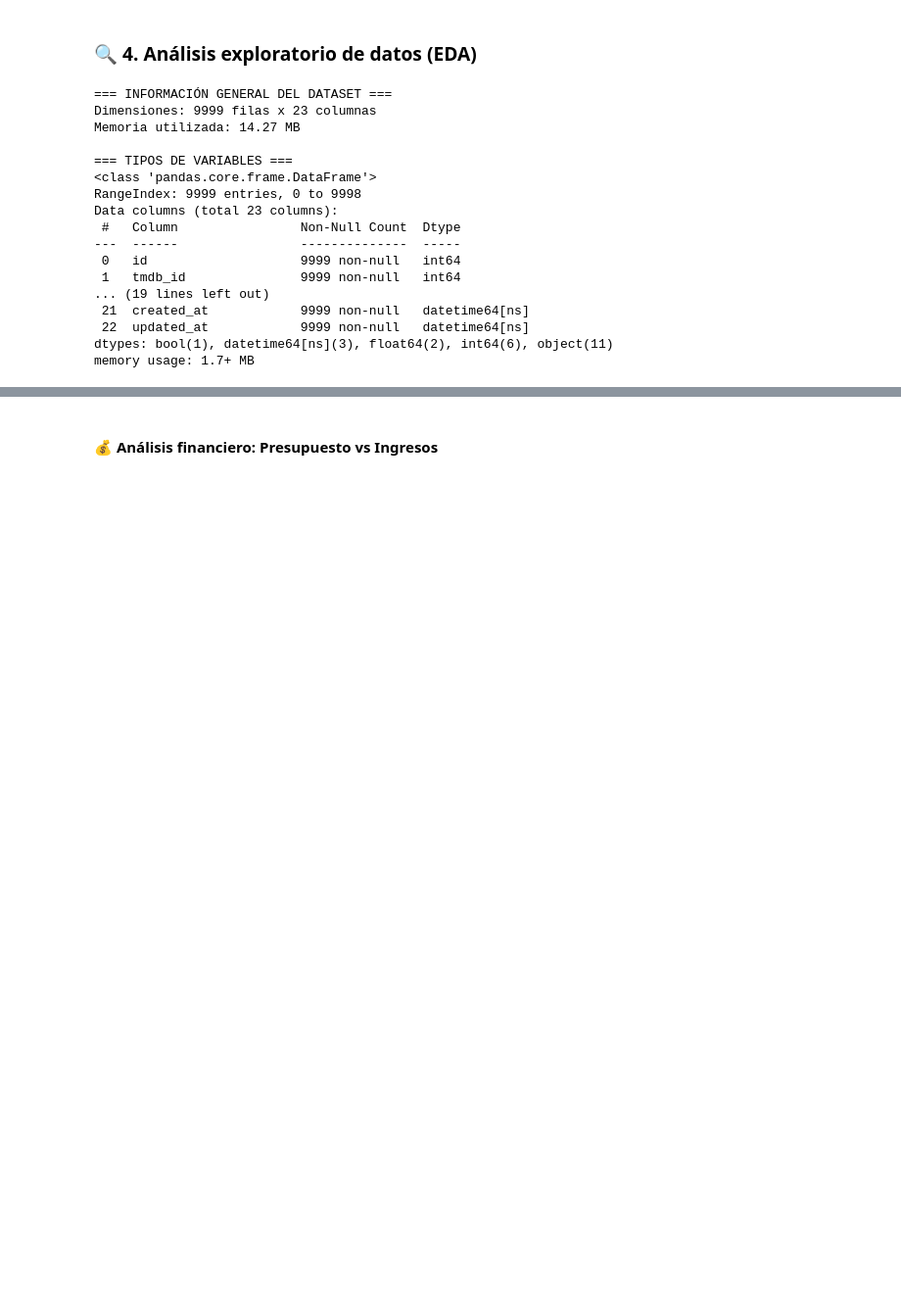
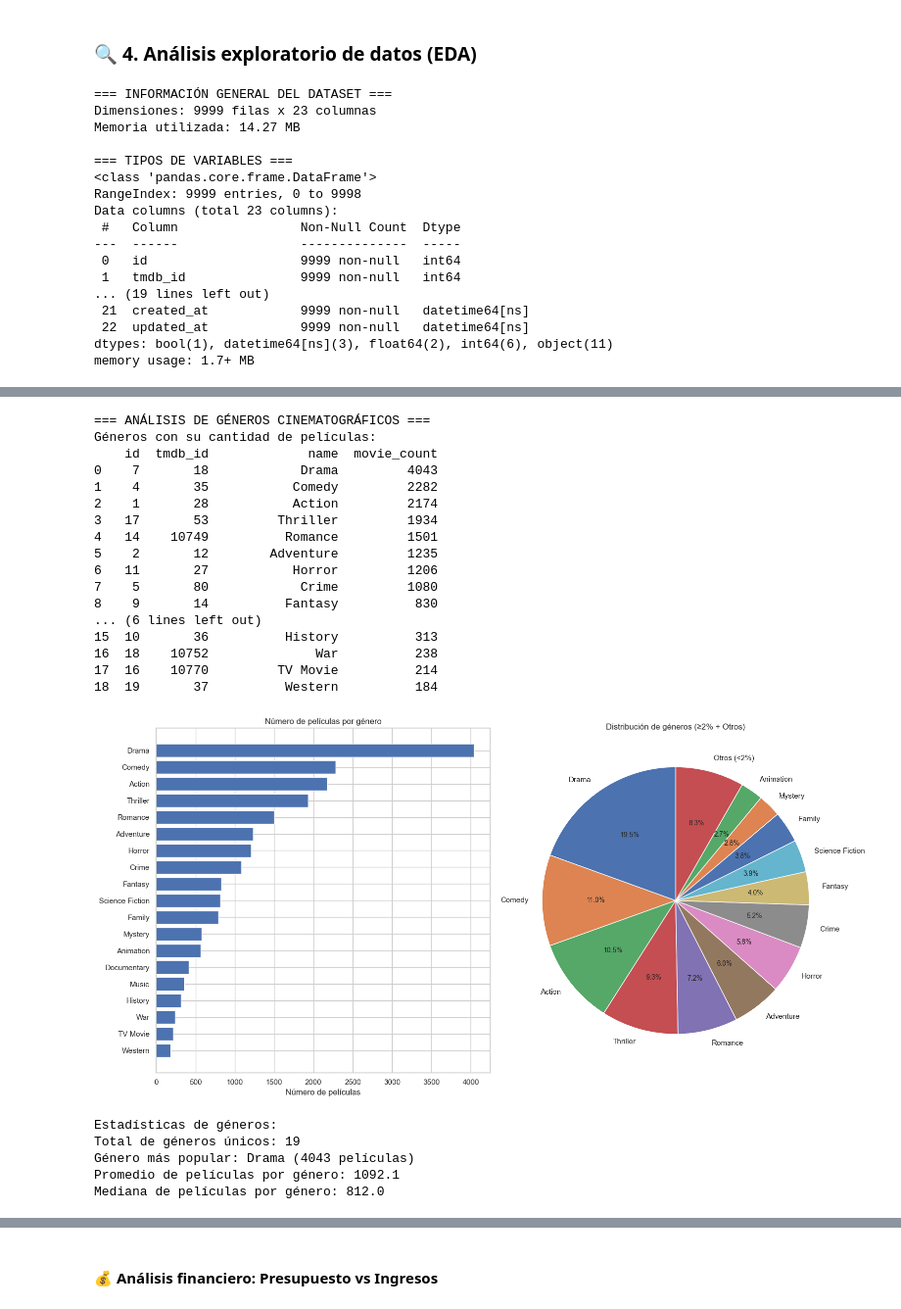
Before and after one commit to david-wis/filmining-scraper, a Jupyter notebook: notebooks/tp2.ipynb, the cells around one changed output, grey strips where cells are left out. Shown at 98% size. Drawn from its saved outputs; the diff is of its cells as text; code cells hidden in the pictures; blank space fills up the shorter version.

```diff
--- a/notebooks/tp2.ipynb
+++ b/notebooks/tp2.ipynb
@@ -379,35 +666,76 @@ else:
 # %%
-# Análisis de géneros
+# --- Análisis de géneros (agrupando <2% en "Otros") ---
 print("=== ANÁLISIS DE GÉNEROS CINEMATOGRÁFICOS ===")
 
-# Top 10 géneros más populares
-print("Top 10 géneros con más películas:")
-top_genres = df_genres.head(10)
-print(top_genres)
+# Mostrar tabla completa
+print("Géneros con su cantidad de películas:")
+print(df_genres)
 
-# Visualización de géneros
-plt.figure(figsize=(14, 8))
+# Ordenamos géneros por cantidad
+df_genres_sorted = df_genres.sort_values("movie_count", ascending=False).reset_index(drop=True)
+
+# Calculamos porcentaje de cada género
+total_peliculas = df_genres_sorted["movie_count"].sum()
+df_genres_sorted["pct"] = df_genres_sorted["movie_count"] / total_peliculas * 100
+
+# Separar géneros >= 2% y < 2%
+main_genres = df_genres_sorted[df_genres_sorted["pct"] >= 2].copy()
+otros = pd.DataFrame({
+    "name": ["Otros (<2%)"],
+    "movie_count": [df_genres_sorted[df_genres_sorted["pct"] < 2]["movie_count"].sum()]
+})
+
+# Concatenar
+pie_data = pd.concat([main_genres, otros], ignore_index=True)
+
+# Visualización
+plt.figure(figsize=(16, 8))
+
+# Gráfico de barras horizontal (todos los géneros)
 plt.subplot(1, 2, 1)
-top_genres_plot = df_genres.head(15)
-plt.barh(range(len(top_genres_plot)), top_genres_plot['movie_count'])
-plt.yticks(range(len(top_genres_plot)), top_genres_plot['name'])
+plt.barh(range(len(df_genres_sorted)), df_genres_sorted['movie_count'])
+plt.yticks(range(len(df_genres_sorted)), df_genres_sorted['name'])
 plt.xlabel('Número de películas')
-plt.title('Top 15 géneros por número de películas')
+plt.title('Número de películas por género')
 plt.gca().invert_yaxis()
 
-# Distribución de géneros
+# Gráfico de torta (géneros >=2% + Otros)
 plt.subplot(1, 2, 2)
-plt.pie(top_genres['movie_count'], labels=top_genres['name'], autopct='%1.1f%%', startangle=90)
-plt.title('Distribución de géneros (Top 10)')
+plt.pie(pie_data['movie_count'], labels=pie_data['name'], autopct='%1.1f%%', startangle=90)
+plt.title('Distribución de géneros (≥2% + Otros)')
 
 plt.tight_layout()
 plt.show()
 
-# Estadísticas de géneros
-print(f"\nEstadísticas de géneros:")
+# Estadísticas generales
+print("\nEstadísticas de géneros:")
 print(f"Total de géneros únicos: {len(df_genres)}")
-print(f"Género más popular: {df_genres.iloc[0]['name']} ({df_genres.iloc[0]['movie_count']} películas)")
+print(f"Género más popular: {df_genres_sorted.iloc[0]['name']} ({df_genres_sorted.iloc[0]['movie_count']} películas)")
 print(f"Promedio de películas por género: {df_genres['movie_count'].mean():.1f}")
 print(f"Mediana de películas por género: {df_genres['movie_count'].median():.1f}")
+# %% [output]
+=== ANÁLISIS DE GÉNEROS CINEMATOGRÁFICOS ===
+Géneros con su cantidad de películas:
+    id  tmdb_id             name  movie_count
+0    7       18            Drama         4043
+1    4       35           Comedy         2282
+2    1       28           Action         2174
+3   17       53         Thriller         1934
+4   14    10749          Romance         1501
+5    2       12        Adventure         1235
+6   11       27           Horror         1206
+7    5       80            Crime         1080
+8    9       14          Fantasy          830
+... (6 lines left out)
+15  10       36          History          313
+16  18    10752              War          238
+17  16    10770         TV Movie          214
+18  19       37          Western          184
+[figure, added]
+Estadísticas de géneros:
+Total de géneros únicos: 19
+Género más popular: Drama (4043 películas)
+Promedio de películas por género: 1092.1
+Mediana de películas por género: 812.0
 # %% [markdown]
 #### 📈 Análisis temporal de lanzamientos
```
Also changed, not shown: parts of 28 cells of this notebook.
